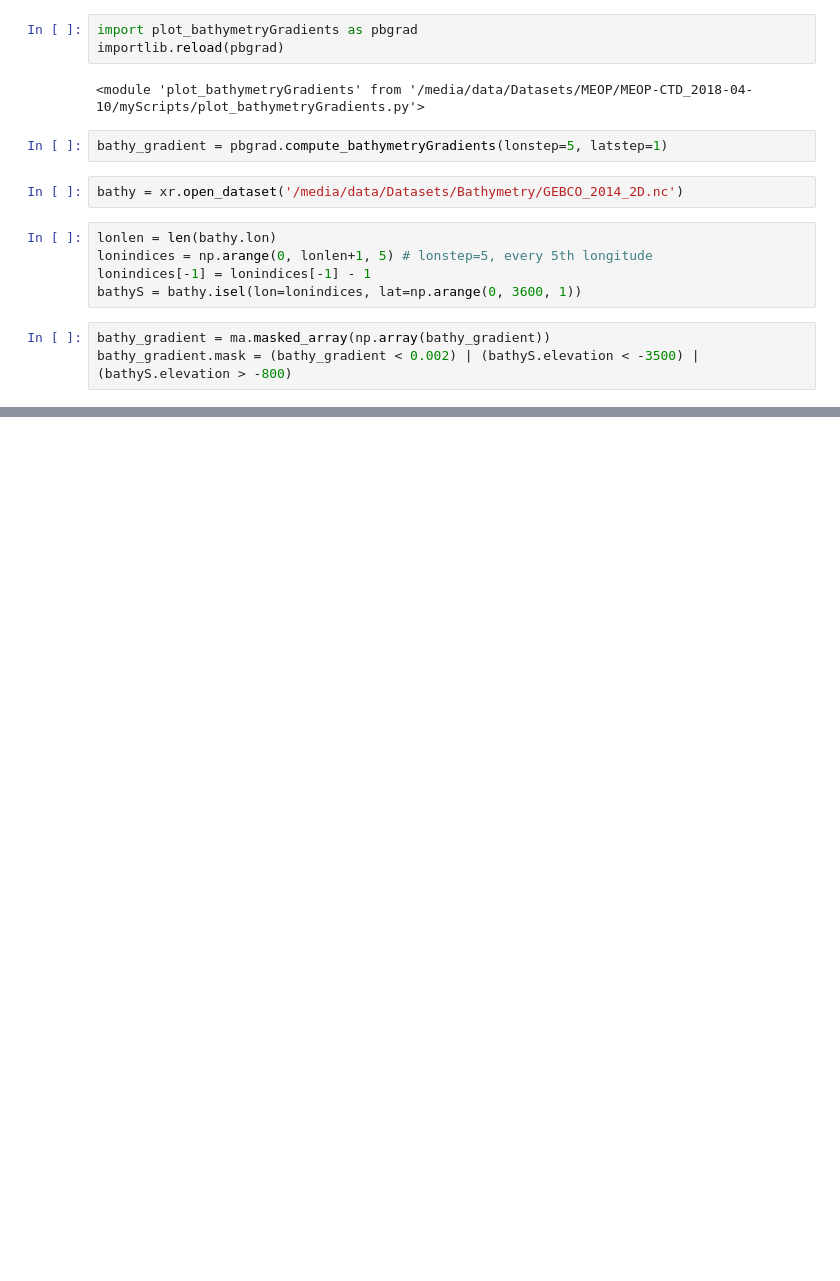
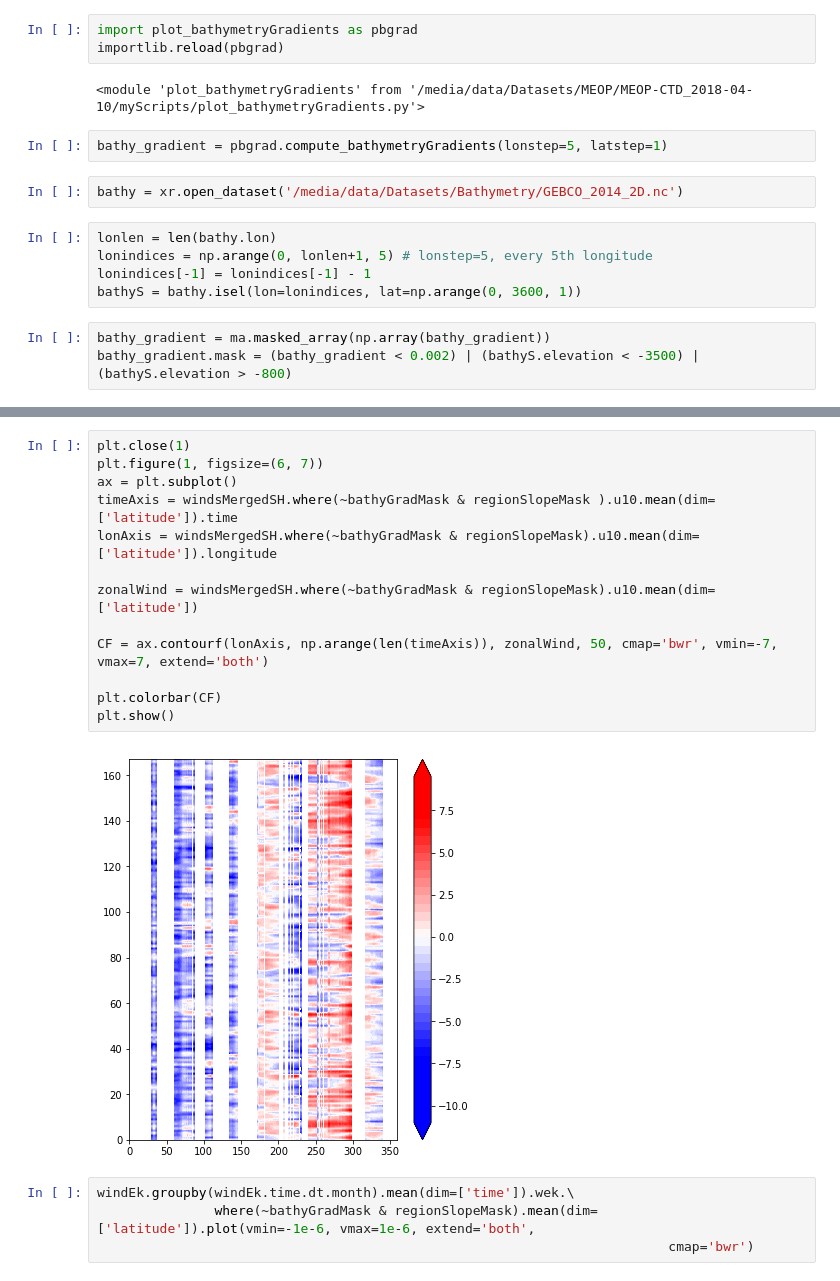
Before and after one commit to adityarn/antarctic_margins_MEOP, a Jupyter notebook: Wind_Analysis_2.ipynb, the cells around one changed output, grey strips where cells are left out. Cells and saved outputs as stored; diff of their text form; blank space fills up the shorter version.

```diff
--- a/Wind_Analysis_2.ipynb
+++ b/Wind_Analysis_2.ipynb
@@ -172,0 +222,19 @@ plt.show()
+# %%
+plt.close(1)
+plt.figure(1, figsize=(6, 7))
+ax = plt.subplot()
+timeAxis = windsMergedSH.where(~bathyGradMask & regionSlopeMask ).u10.mean(dim=['latitude']).time
+lonAxis = windsMergedSH.where(~bathyGradMask & regionSlopeMask).u10.mean(dim=['latitude']).longitude
+
+zonalWind = windsMergedSH.where(~bathyGradMask & regionSlopeMask).u10.mean(dim=['latitude'])
+
+CF = ax.contourf(lonAxis, np.arange(len(timeAxis)), zonalWind, 50, cmap='bwr', vmin=-7, vmax=7, extend='both')
+
+plt.colorbar(CF)
+plt.show()
+# %% [output]
+[figure, added]
+# %%
+windEk.groupby(windEk.time.dt.month).mean(dim=['time']).wek.\
+               where(~bathyGradMask & regionSlopeMask).mean(dim=['latitude']).plot(vmin=-1e-6, vmax=1e-6, extend='both',
+                                                                         cmap='bwr')
```
Also changed, not shown: parts of 36 cells of this notebook, 6 other files.
